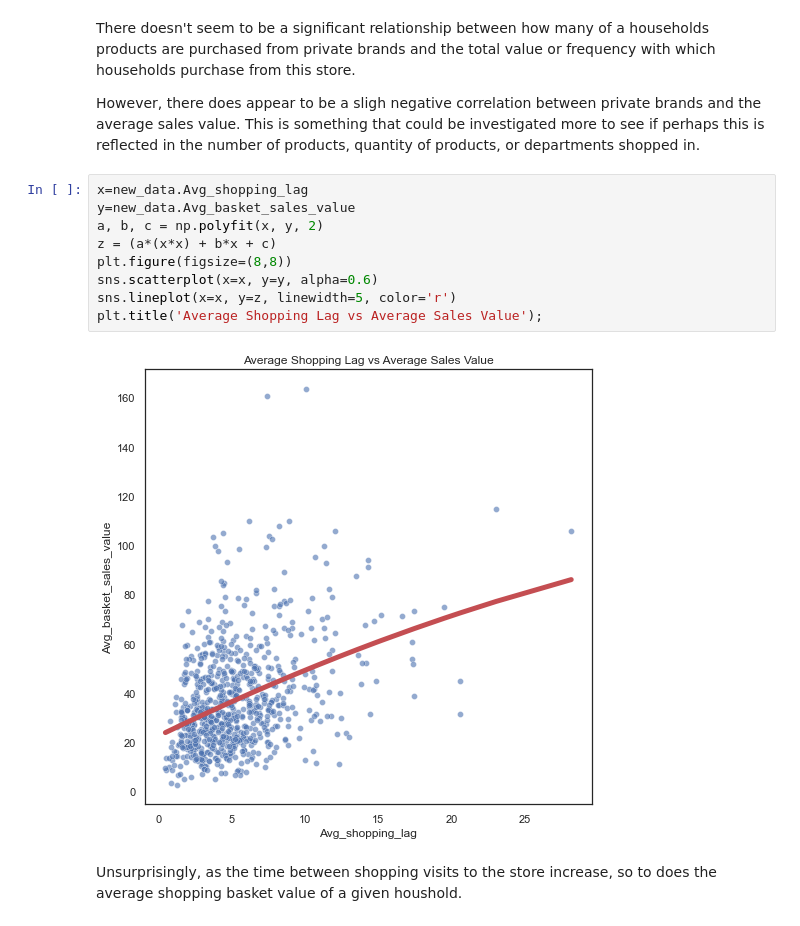
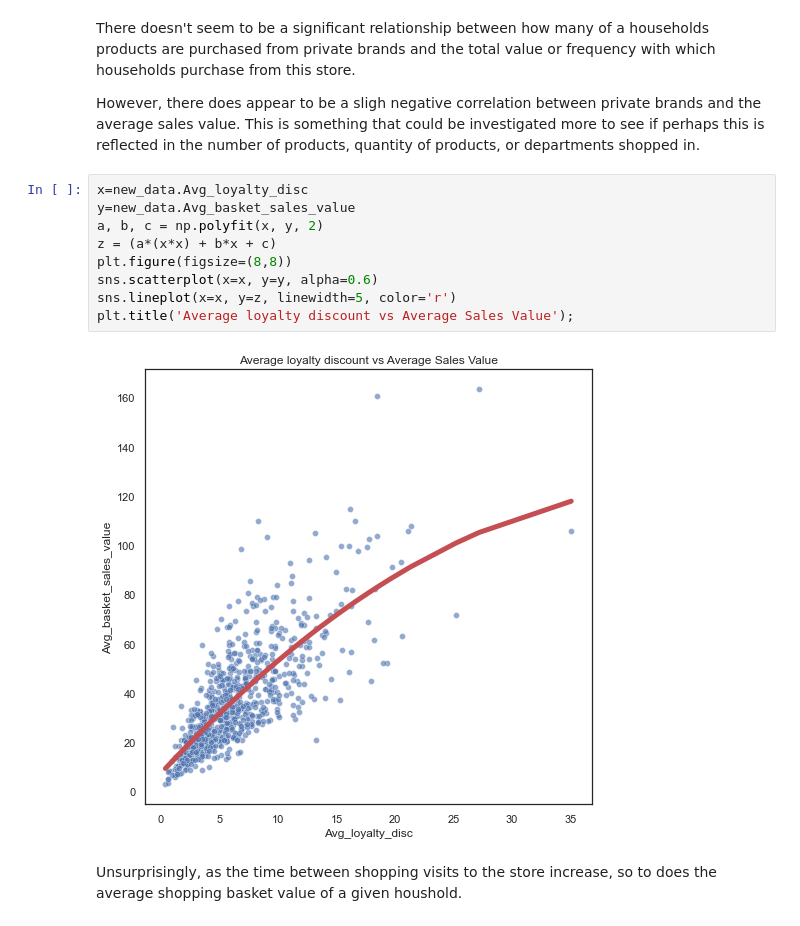
Before and after one commit to NickD-Dean/Springboard, a Jupyter notebook: CustomerSegmentation_and_Churn_Analysis/Code/04 - Exploratory Data Analysis.ipynb, the cells around one changed output. Cells and saved outputs as stored; diff of their text form.

```diff
--- a/CustomerSegmentation_and_Churn_Analysis/Code/04 - Exploratory Data Analysis.ipynb
+++ b/CustomerSegmentation_and_Churn_Analysis/Code/04 - Exploratory Data Analysis.ipynb
@@ -338,16 +338,16 @@ There doesn't seem to be a significant relationship between how many of a househ
 
 However, there does appear to be a sligh negative correlation between private brands and the average sales value.  This is something that could be investigated more to see if perhaps this is reflected in the number of products, quantity of products, or departments shopped in.
 # %%
-x=new_data.Avg_shopping_lag
+x=new_data.Avg_loyalty_disc
 y=new_data.Avg_basket_sales_value
 a, b, c = np.polyfit(x, y, 2)
 z = (a*(x*x) + b*x + c)
 plt.figure(figsize=(8,8))
 sns.scatterplot(x=x, y=y, alpha=0.6)
 sns.lineplot(x=x, y=z, linewidth=5, color='r')
-plt.title('Average Shopping Lag vs Average Sales Value');
+plt.title('Average loyalty discount vs Average Sales Value');
 # %% [output]
-[figure, old version]
+[figure, new version]
 # %% [markdown]
 Unsurprisingly, as the time between shopping visits to the store increase, so to does the average shopping basket value of a given houshold.
 # %%
```
Also changed, not shown: parts of 3 cells of this notebook, 6 other files.
